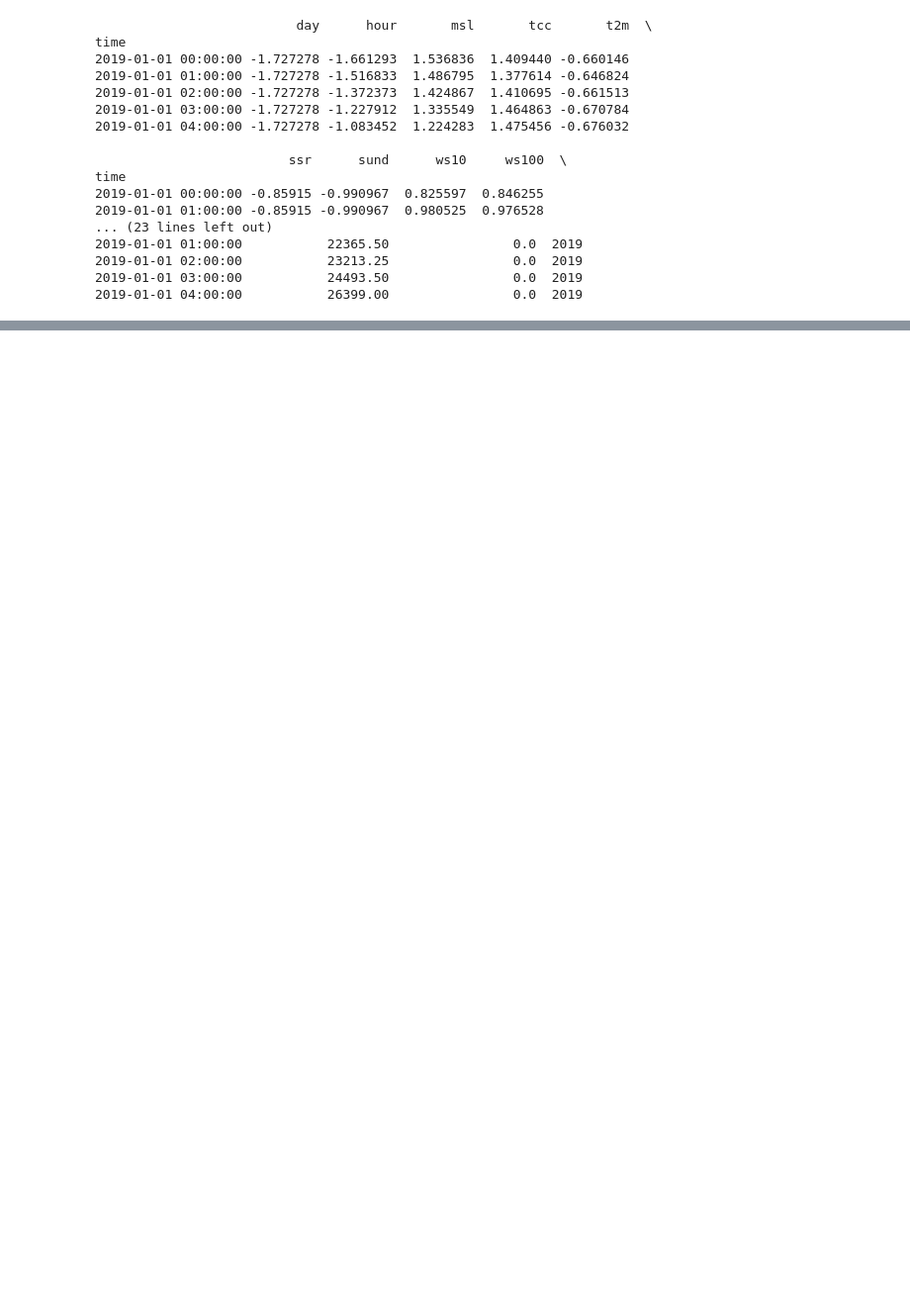
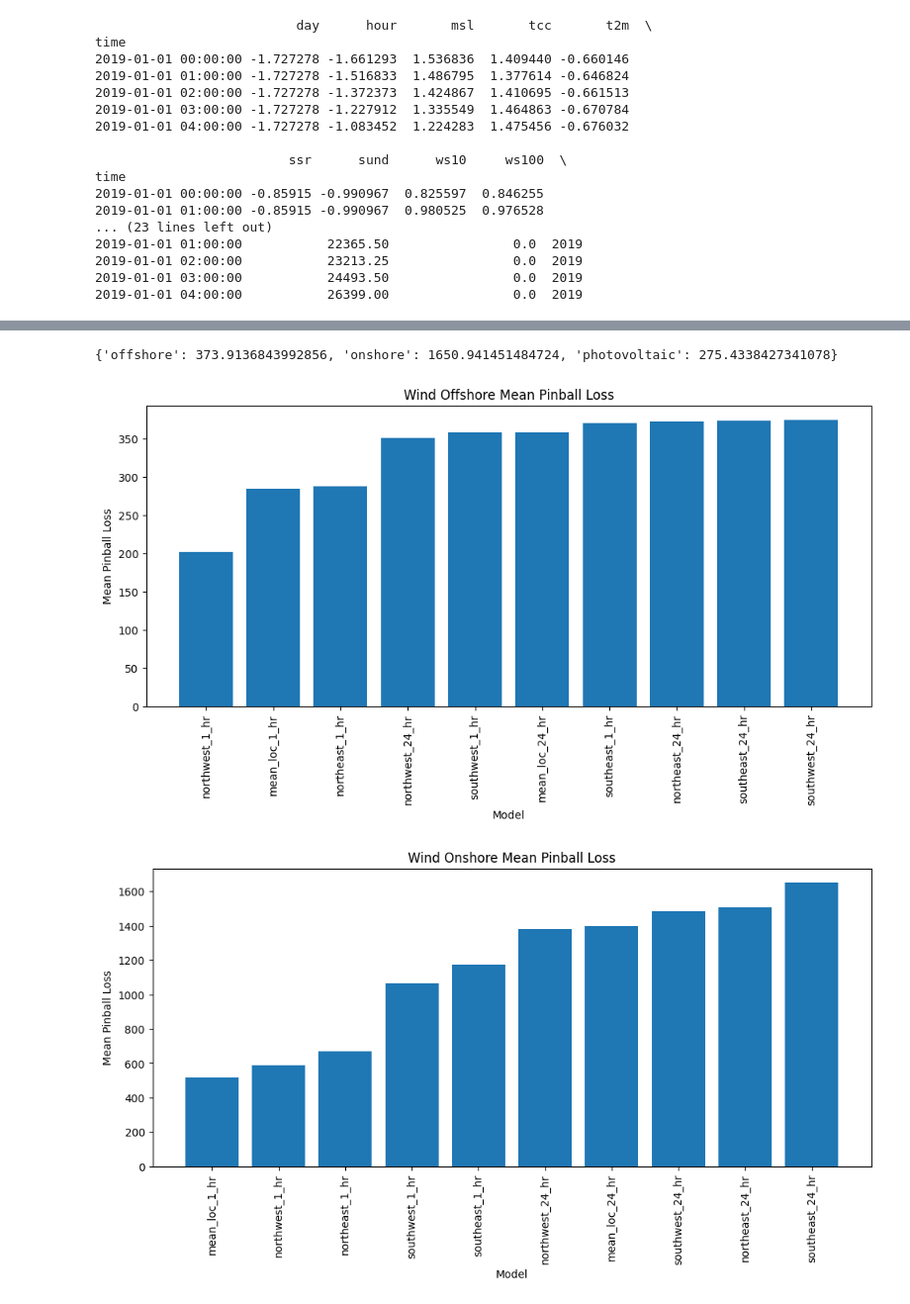
Before and after one commit to lolotta/ML-Renewable-Energy, a Jupyter notebook: train.ipynb, the cells around one changed output, grey strips where cells are left out. Shown at 99% size. Drawn from its saved outputs; the diff is of its cells as text; code cells hidden in the pictures; blank space fills up the shorter version.

Commit message:
test model on 2022 data

```diff
--- a/train.ipynb
+++ b/train.ipynb
@@ -464,0 +359,71 @@ print(result_scores['offshore'])
+# %%
+# # predict 24 hour in the future
+#take training data and shift targets by one hour
+
+training_data_one_day = training_data_southeast.copy()
+
+training_data_one_day['Wind Offshore [MW] '] = training_data_southeast['Wind Offshore [MW] '].shift(-24)
+training_data_one_day['Wind Onshore [MW]'] = training_data_southeast['Wind Onshore [MW]'].shift(-24)
+training_data_one_day['Photovoltaic [MW]'] = training_data_southeast['Photovoltaic [MW]'].shift(-24)
+
+training_data_one_day = training_data_one_day.dropna()
+
+training_data_2019 = training_data_one_day[training_data_one_day['year'] == 2019]
+training_data_2020 = training_data_one_day[training_data_one_day['year'] == 2020]
+training_data_2021 = training_data_one_day[training_data_one_day['year'] == 2021]
+
+combinations = [
+    (pd.concat([training_data_2019, training_data_2020]), training_data_2021),
+    (pd.concat([training_data_2019, training_data_2021]), training_data_2020),
+    (pd.concat([training_data_2020, training_data_2021]), training_data_2019),
+]
+
+final_result['southeast_24_hr'], prediction_results['southeast_24_hr'] = train_and_predict(combinations, quantiles)
+# %% [output]
+{'offshore': 373.9136843992856, 'onshore': 1650.941451484724, 'photovoltaic': 275.4338427341078}
+# %%
+#print(final_result)
+#print(prediction_results)
+
+# plot results
+df = pd.DataFrame(final_result)
+df = df.T
+df = df.reset_index()
+#df.columns = ['location', 'mean_pinball_loss']
+
+# make df longer for plotting
+df = pd.melt(df, id_vars=['index'], value_vars=['offshore', 'onshore', 'photovoltaic'])
+df = df.sort_values(by='value')
+# make plot for wind offshore
+df_wind_offshore = df[df['variable'] == 'offshore']
+plt.figure(figsize=(12, 5))
+plt.bar(df_wind_offshore['index'], df_wind_offshore['value'])
+plt.xticks(rotation=90)
+plt.title('Wind Offshore Mean Pinball Loss')
+plt.ylabel('Mean Pinball Loss')
+plt.xlabel('Model')
+plt.show()
+
+df_wind_onshore = df[df['variable'] == 'onshore']
+plt.figure(figsize=(12, 5))
+plt.bar(df_wind_onshore['index'], df_wind_onshore['value'])
+plt.xticks(rotation=90)
+plt.title('Wind Onshore Mean Pinball Loss')
+plt.ylabel('Mean Pinball Loss')
+plt.xlabel('Model')
+plt.show()
+
+df_photovoltaic = df[df['variable'] == 'photovoltaic']
+plt.figure(figsize=(12, 5))
+plt.bar(df_photovoltaic['index'], df_photovoltaic['value'])
+plt.xticks(rotation=90)
+plt.title('Photovoltaic Mean Pinball Loss')
+plt.ylabel('Mean Pinball Loss')
+plt.xlabel('Model')
+plt.show()
+
+
+df.to_csv('results/mean_pinball_loss.csv', index=False)
+# %% [output]
+[figure, added]
+[figure, added]
```
Also changed, not shown: parts of 26 cells of this notebook, 10 other files.
